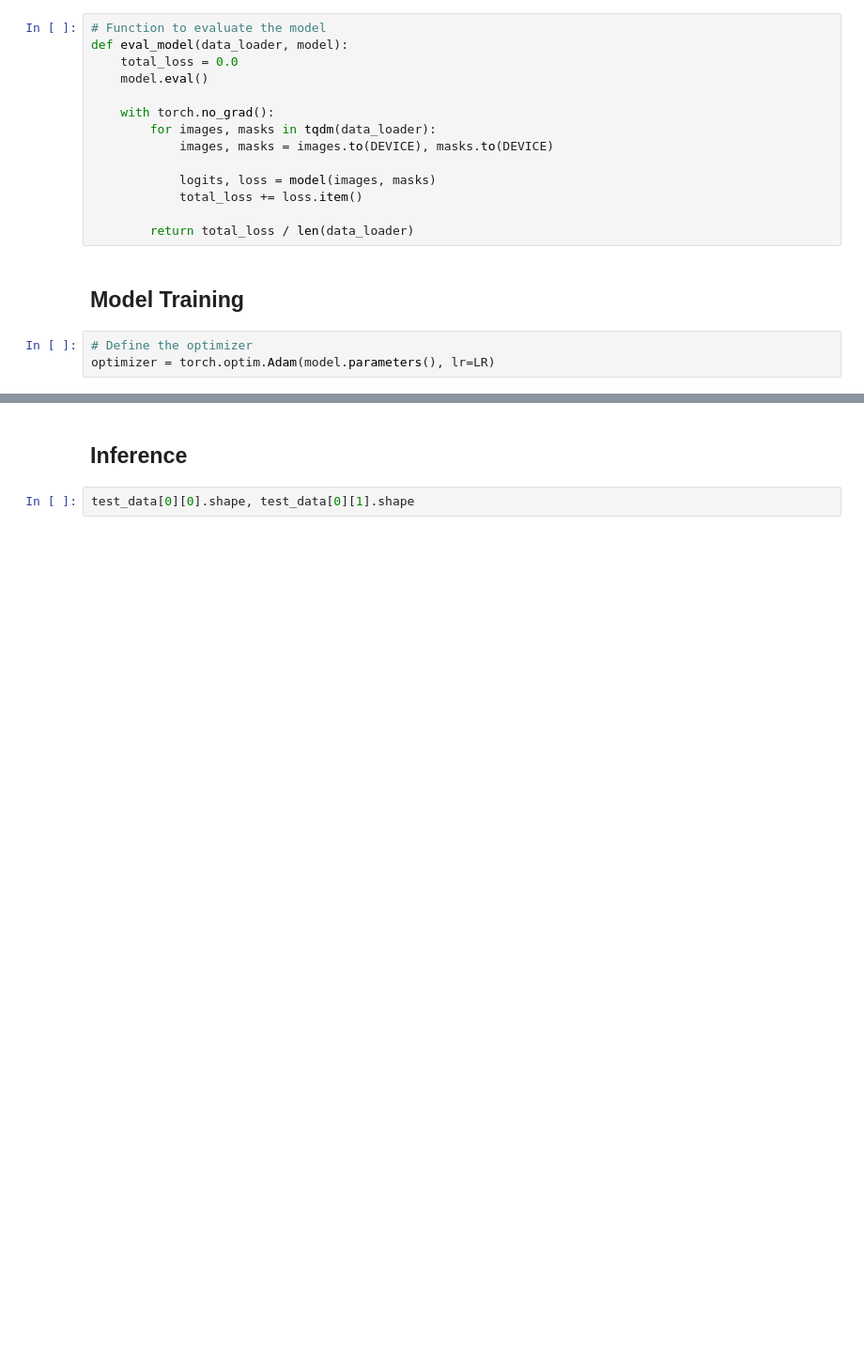
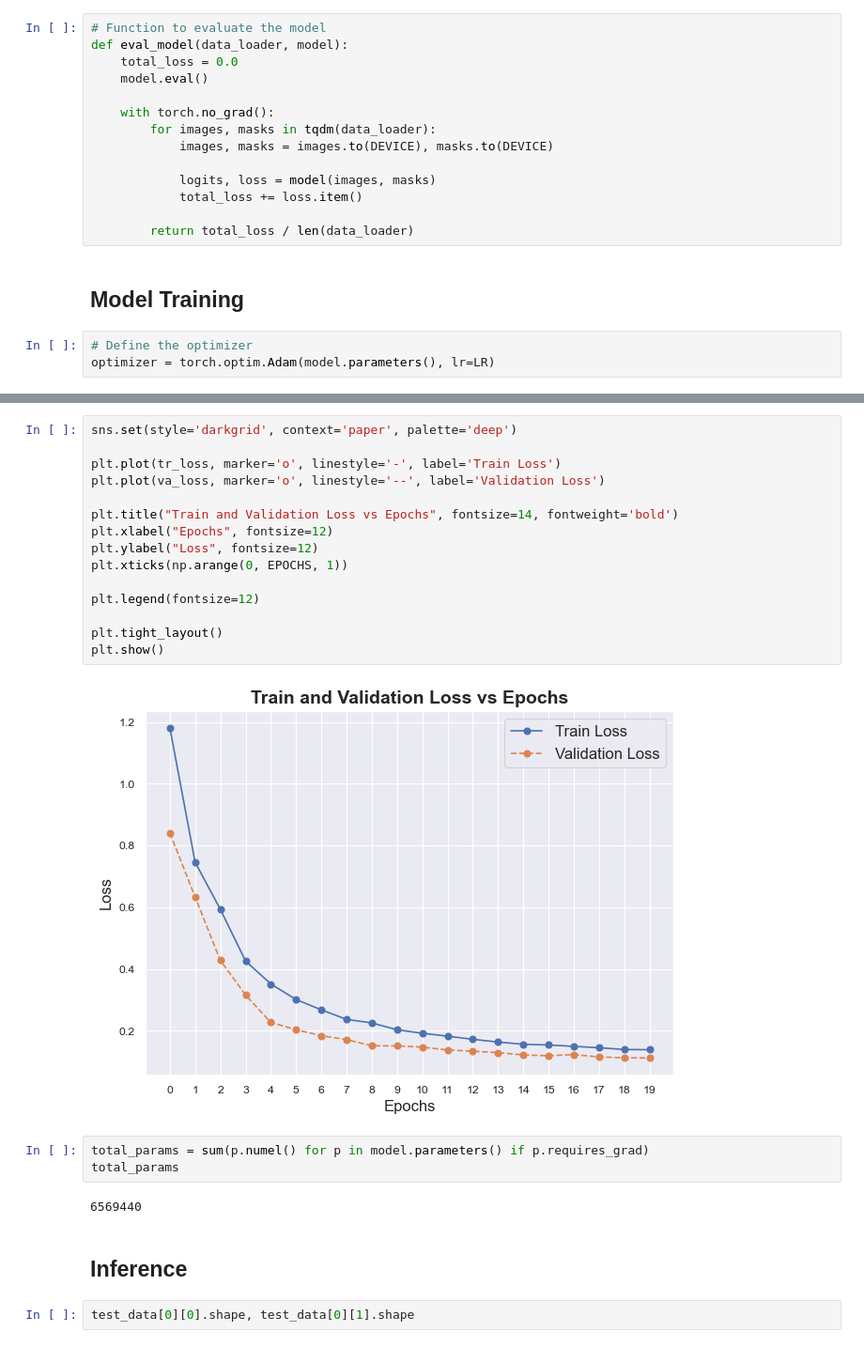
Before and after one commit to snehilsanyal/CMR_Segmentation, a Jupyter notebook: segmentation-acdc-starter.ipynb, the cells around one changed output, grey strips where cells are left out. Shown at 94% size. Drawn from its saved outputs; the diff is of its cells as text; blank space fills up the shorter version.

```diff
--- a/segmentation-acdc-starter.ipynb
+++ b/segmentation-acdc-starter.ipynb
@@ -571,3 +540,25 @@ model
+# %%
+sns.set(style='darkgrid', context='paper', palette='deep')
+
+plt.plot(tr_loss, marker='o', linestyle='-', label='Train Loss')
+plt.plot(va_loss, marker='o', linestyle='--', label='Validation Loss')
+
+plt.title("Train and Validation Loss vs Epochs", fontsize=14, fontweight='bold')
+plt.xlabel("Epochs", fontsize=12)
+plt.ylabel("Loss", fontsize=12)
+plt.xticks(np.arange(0, EPOCHS, 1))
+
+plt.legend(fontsize=12)
+
+plt.tight_layout()
+plt.show()
+# %% [output]
+[figure, added]
+# %%
+total_params = sum(p.numel() for p in model.parameters() if p.requires_grad)
+total_params
+# %% [output]
+6569440
 # %% [markdown]
 ## Inference
 # %%
```
Also changed, not shown: parts of 25 cells of this notebook.
